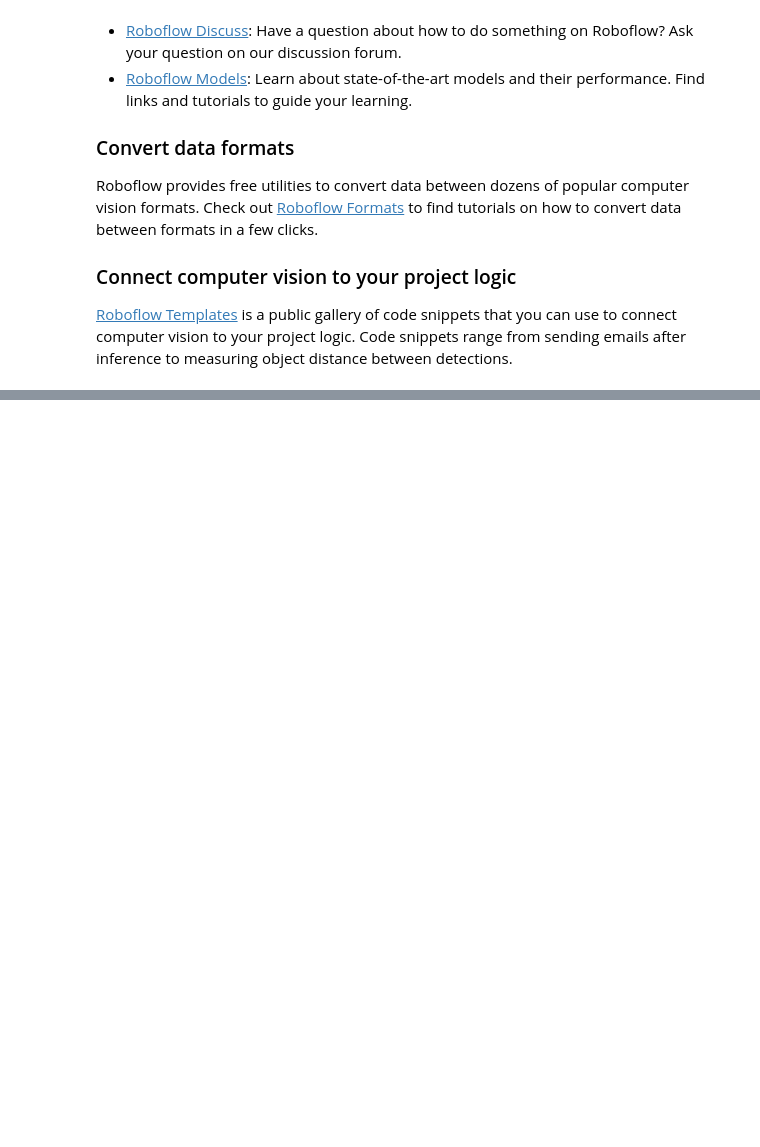
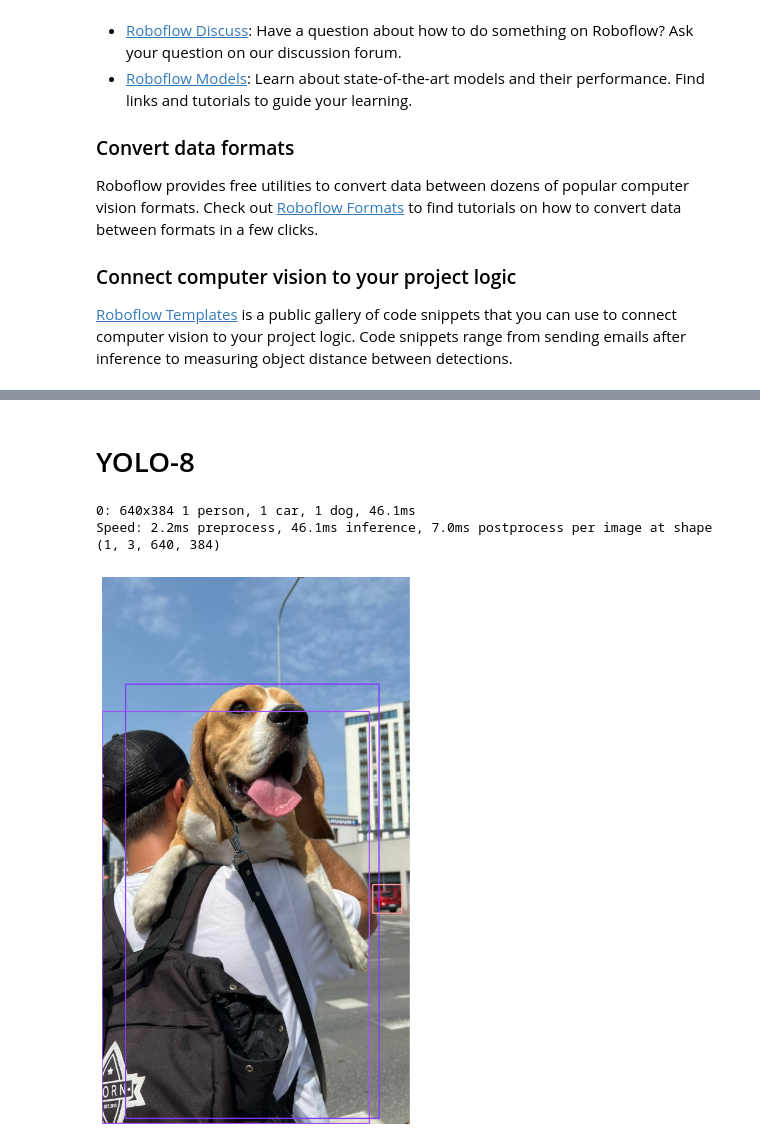
Before and after one commit to cserock/colab-examples, a Jupyter notebook: 05_SAM_예제_with_pytorch.ipynb, the cells around one changed output, grey strips where cells are left out. Saved outputs shown, nothing was run; the diff lists cells and outputs as text; code cells hidden in the pictures; blank space fills up the shorter version.

```diff
--- a/05_SAM_예제_with_pytorch.ipynb
+++ b/05_SAM_예제_with_pytorch.ipynb
@@ -525,0 +546,26 @@ Roboflow provides free utilities to convert data between dozens of popular compu
+# %% [markdown]
+# YOLO-8
+# %%
+import cv2
+import supervision as sv
+from ultralytics import YOLO
+
+# 이미지 로드
+image = cv2.imread(IMAGE_PATH)
+
+# YOLOv8 모델 불러오기
+model = YOLO("yolov8n.pt")
+
+# 검출 실행
+results = model(image)[0]
+
+# Supervision 포맷으로 변환
+detections = sv.Detections.from_ultralytics(results)
+
+# 시각화
+annotated = sv.BoxAnnotator().annotate(scene=image.copy(), detections=detections)
+sv.plot_image(annotated)
+# %% [output]
+0: 640x384 1 person, 1 car, 1 dog, 46.1ms
+Speed: 2.2ms preprocess, 46.1ms inference, 7.0ms postprocess per image at shape (1, 3, 640, 384)
+[figure, added]
```
Also changed, not shown: parts of 1 cell of this notebook.
